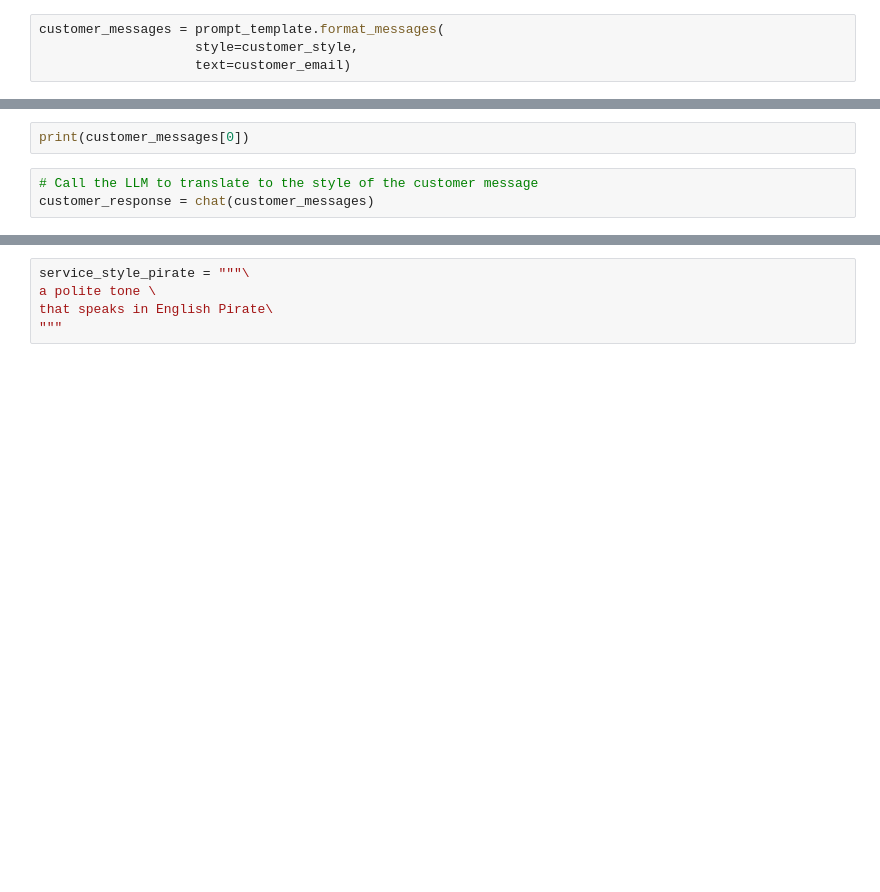
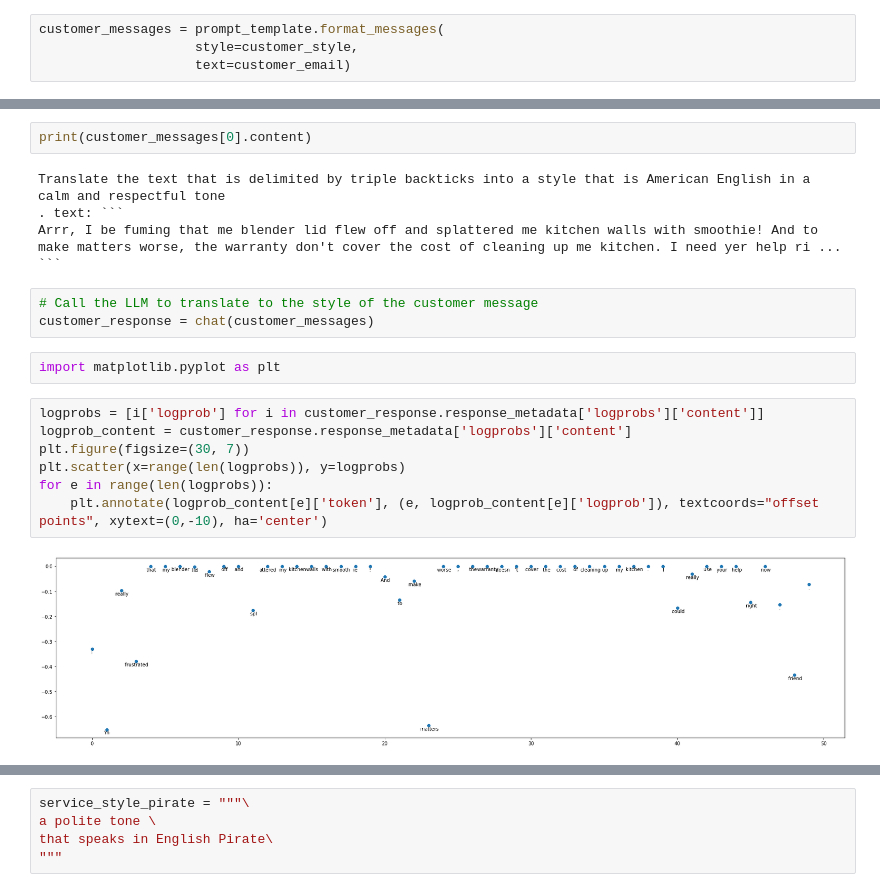
Before and after one commit to raunak536/LangChain_LLM_AppDev_Course, a Jupyter notebook: L1-Model_prompt_parser.ipynb, the cells around one changed output, grey strips where cells are left out. Drawn from its saved outputs; the diff is of its cells as text; blank space fills up the shorter version.

````diff
--- a/L1-Model_prompt_parser.ipynb
+++ b/L1-Model_prompt_parser.ipynb
@@ -131,5 +138,21 @@ print(type(customer_messages[0]))
 # %%
-print(customer_messages[0])
+print(customer_messages[0].content)
+# %% [output]
+Translate the text that is delimited by triple backticks into a style that is American English in a calm and respectful tone
+. text: ```
+Arrr, I be fuming that me blender lid flew off and splattered me kitchen walls with smoothie! And to make matters worse, the warranty don't cover the cost of cleaning up me kitchen. I need yer help ri ...
+```
 # %%
 # Call the LLM to translate to the style of the customer message
 customer_response = chat(customer_messages)
+# %%
+import matplotlib.pyplot as plt
+# %%
+logprobs = [i['logprob'] for i in customer_response.response_metadata['logprobs']['content']]
+logprob_content = customer_response.response_metadata['logprobs']['content']
+plt.figure(figsize=(30, 7))
+plt.scatter(x=range(len(logprobs)), y=logprobs)
+for e in range(len(logprobs)):
+    plt.annotate(logprob_content[e]['token'], (e, logprob_content[e]['logprob']), textcoords="offset points", xytext=(0,-10), ha='center')
+# %% [output]
+[figure, added]
````
Also changed, not shown: parts of 41 cells of this notebook, 3 other files.
